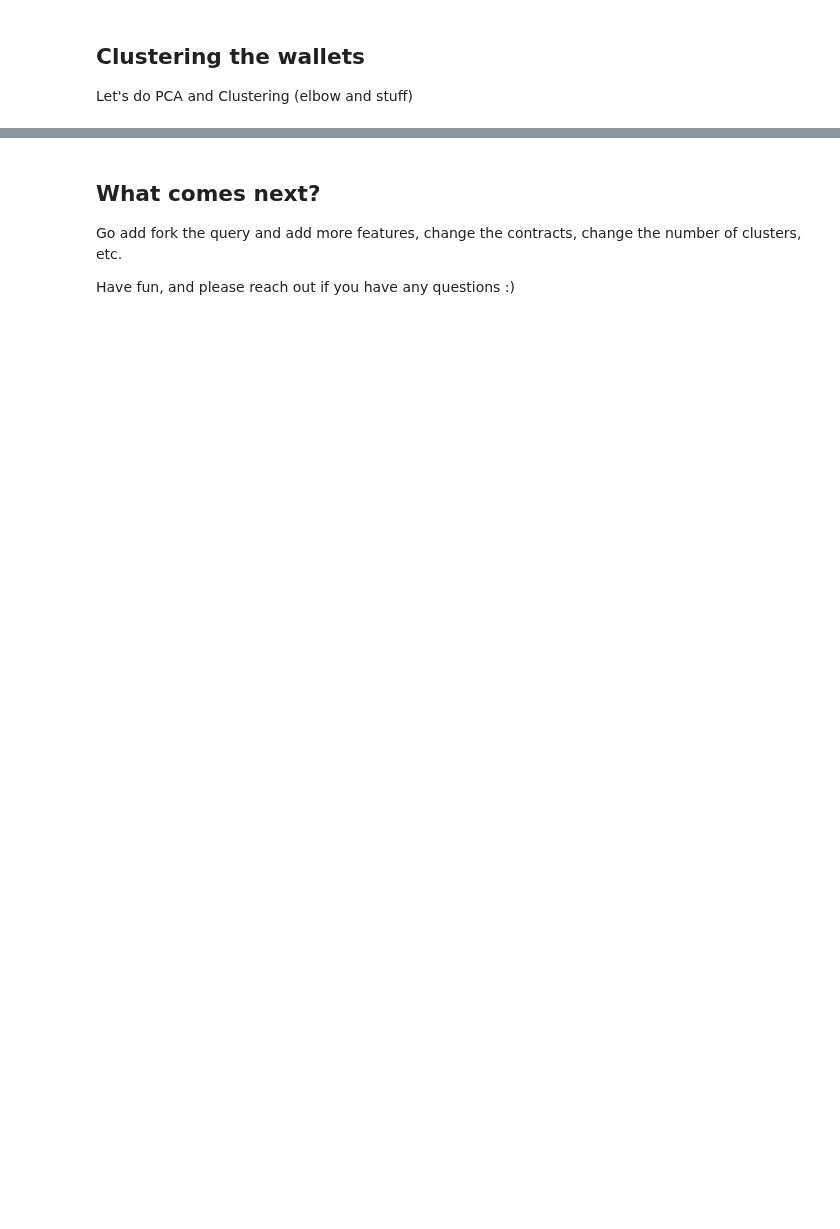
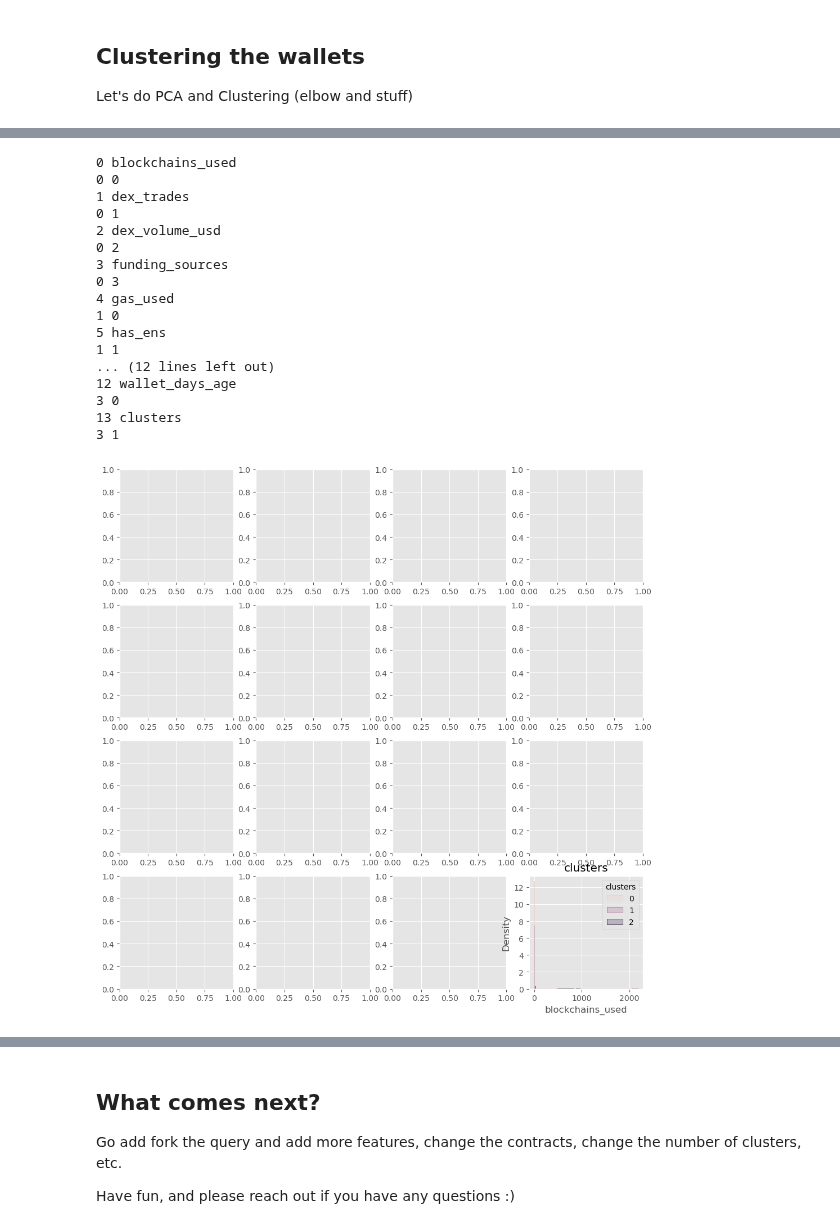
Before and after one commit to duneanalytics/dune-client, a Jupyter notebook: examples/Protocol and Chain Wallet Clustering.ipynb, the cells around one changed output, grey strips where cells are left out. Saved outputs shown, nothing was run; the diff lists cells and outputs as text; code cells hidden in the pictures; blank space fills up the shorter version.

```diff
--- a/examples/Protocol and Chain Wallet Clustering.ipynb
+++ b/examples/Protocol and Chain Wallet Clustering.ipynb
@@ -195,0 +179,40 @@ plt.show()
+# %%
+df_filtered["clusters"] = y_pred
+
+fig, ax = plt.subplots(4, 4, figsize=(12, 12))
+
+x=0
+y=0
+for idx, column in enumerate(df_filtered.columns):
+    print(idx, column)
+    print(x,y)
+    ax[x,y] = sns.histplot(
+        df_filtered, x=column, hue="clusters", element="step",
+        stat="density", common_norm=False
+    ).set(title = column)
+    if y == 3:
+        y = 0
+        x+=1
+    else:
+        y+=1
+
+plt.show()
+# %% [output]
+0 blockchains_used
+0 0
+1 dex_trades
+0 1
+2 dex_volume_usd
+0 2
+3 funding_sources
+0 3
+4 gas_used
+1 0
+5 has_ens
+1 1
+... (12 lines left out)
+12 wallet_days_age
+3 0
+13 clusters
+3 1
+[figure, added]
```
Also changed, not shown: parts of 9 cells of this notebook, 4 other files.
